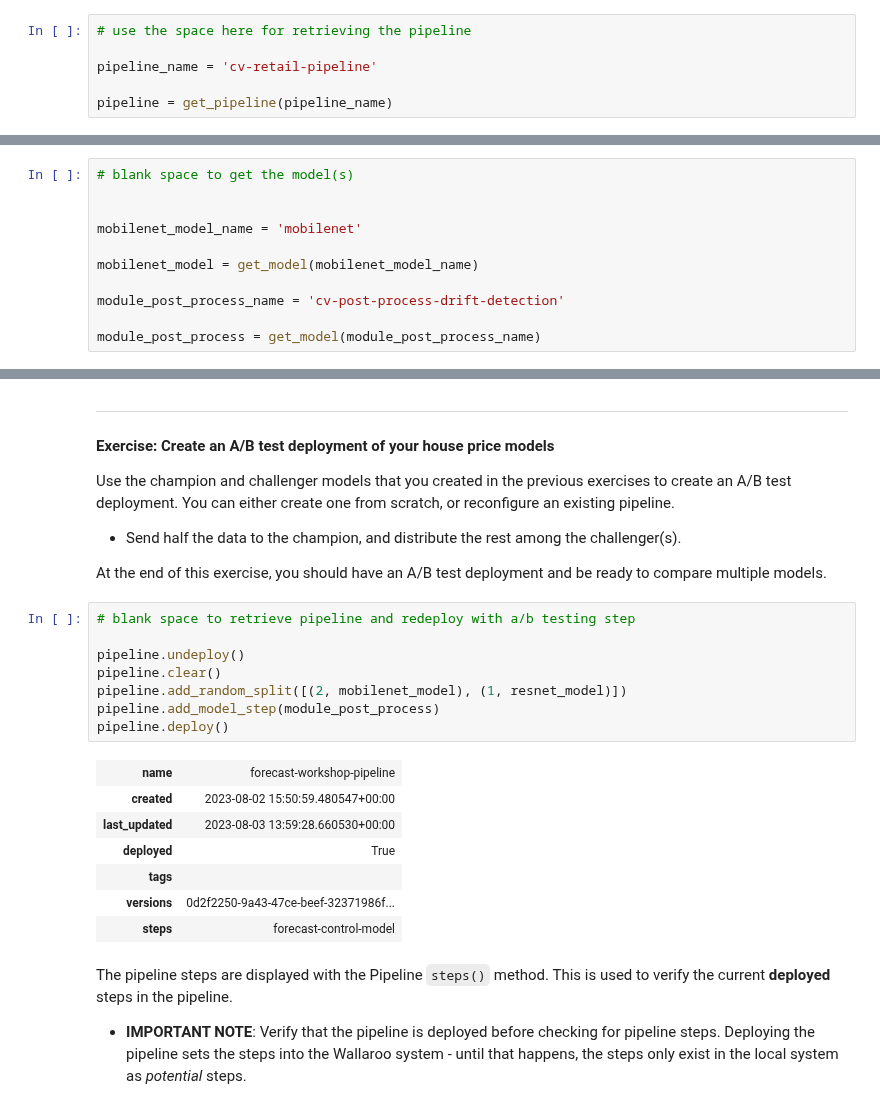
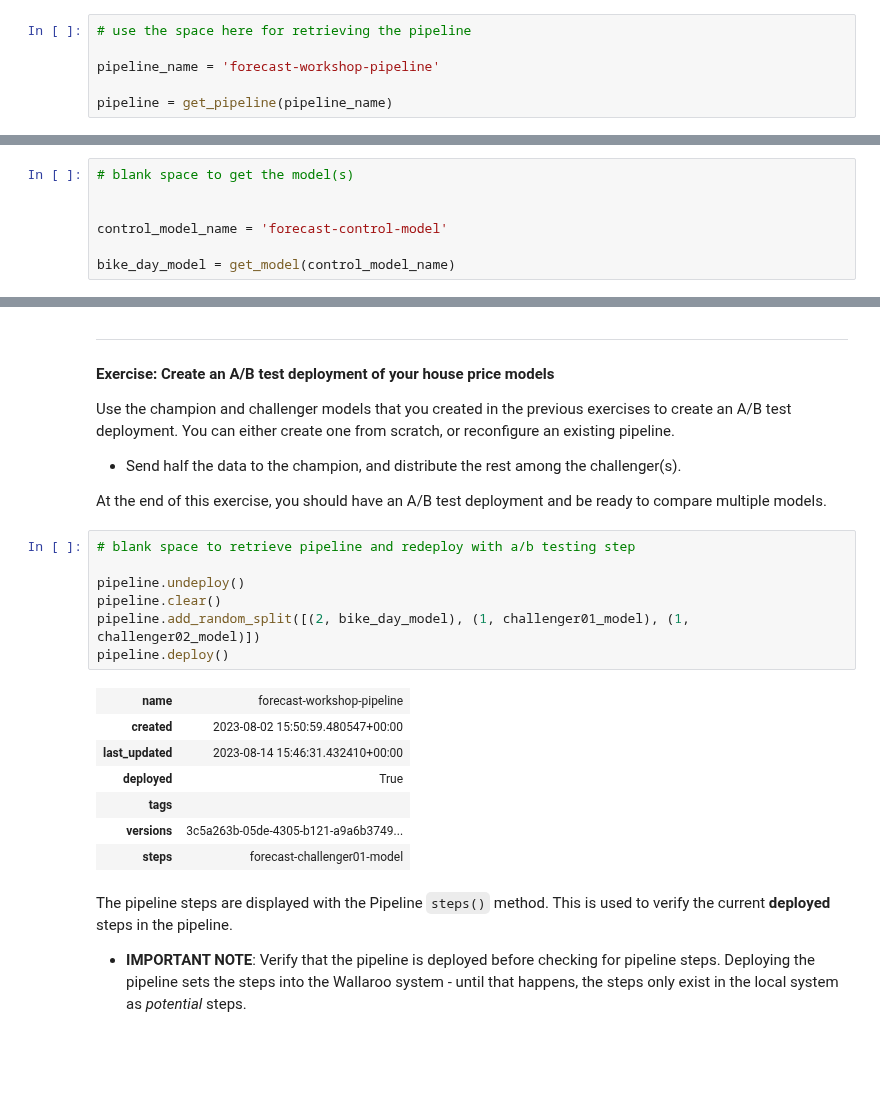
Before and after one commit to WallarooLabs/Workshops, a Jupyter notebook: Forecasting/Retail-CPG/with-code/N2_production_experiments-with-code.ipynb, the cells around one changed output, grey strips where cells are left out. Drawn from its saved outputs; the diff is of its cells as text; blank space fills up the shorter version.

```diff
--- a/Forecasting/Retail-CPG/with-code/N2_production_experiments-with-code.ipynb
+++ b/Forecasting/Retail-CPG/with-code/N2_production_experiments-with-code.ipynb
@@ -159,7 +191,7 @@ def get_pipeline(pname, plist = wl.get_current_workspace().pipelines()):
 # %%
 # use the space here for retrieving the pipeline
 
-pipeline_name = 'cv-retail-pipeline'
+pipeline_name = 'forecast-workshop-pipeline'
 
 pipeline = get_pipeline(pipeline_name)
 # %% [markdown]
@@ -234,10 +266,6 @@ challenger = get_model("challenger")
 # blank space to get the model(s)
 
 
-mobilenet_model_name = 'mobilenet'
+control_model_name = 'forecast-control-model'
 
-mobilenet_model = get_model(mobilenet_model_name)
-
-module_post_process_name = 'cv-post-process-drift-detection'
-
-module_post_process = get_model(module_post_process_name)
+bike_day_model = get_model(control_model_name)
@@ -304,19 +324,18 @@ At the end of this exercise, you should have an A/B test deployment and be ready
 # %%
 # blank space to retrieve pipeline and redeploy with a/b testing step
 
 pipeline.undeploy()
 pipeline.clear()
-pipeline.add_random_split([(2, mobilenet_model), (1, resnet_model)])
-pipeline.add_model_step(module_post_process)
+pipeline.add_random_split([(2, bike_day_model), (1, challenger01_model), (1, challenger02_model)])
 pipeline.deploy()
 # %% [output]
 | name | forecast-workshop-pipeline |
 | created | 2023-08-02 15:50:59.480547+00:00 |
-| last_updated | 2023-08-03 13:59:28.660530+00:00 |
+| last_updated | 2023-08-14 15:46:31.432410+00:00 |
 | deployed | True |
 | tags |  |
-| versions | 0d2f2250-9a43-47ce-beef-32371986f... |
-| steps | forecast-control-model |
+| versions | 3c5a263b-05de-4305-b121-a9a6b3749... |
+| steps | forecast-challenger01-model |
 # %% [markdown]
 The pipeline steps are displayed with the Pipeline `steps()` method.  This is used to verify the current **deployed** steps in the pipeline.
 
```
Also changed, not shown: parts of 10 cells of this notebook, 1 other file.
